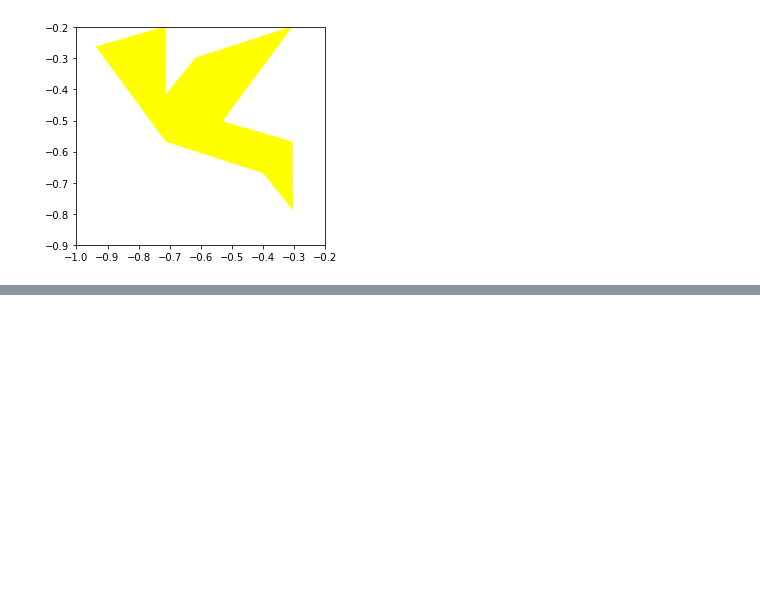
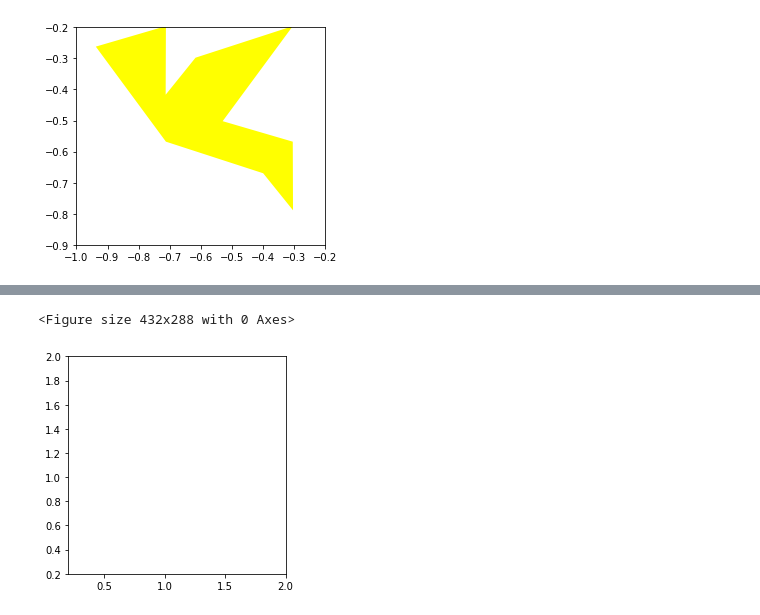
Before and after one commit to yajuna/tmath308, a Jupyter notebook: lab3.ipynb, the cells around one changed output, grey strips where cells are left out. Drawn from its saved outputs; the diff is of its cells as text; code cells hidden in the pictures; blank space fills up the shorter version.

```diff
--- a/lab3.ipynb
+++ b/lab3.ipynb
@@ -127,0 +103,10 @@ points+rotatepoints
+# %%
+# Define above array
+
+theta = np.pi
+a = 0.7120
+b = 0.4320
+shiftrotateMatrix = np.array([[np.cos(theta),-np.sin(theta),-a*np.cos(theta)+b*np.sin(theta)+a],\
+                              [np.cos(theta),-np.sin(theta),-a*np.sin(theta)-b*np.cos(theta)+b],\
+                              [0,0,1]])
+shiftrotateMatrix
@@ -127,0 +117,8 @@ points+rotatepoints
+# %%
+# notice the array is 3 by 3, so we will extend the points (x,y) to (x,y,1). Uncomment to see the new list of points3d
+points3d = points
+for x in points3d:
+    x.append(1)
+
+
+print(points3d)
@@ -127,0 +127,7 @@ points+rotatepoints
+# %%
+# rotate bird about the point (0.7120,0.4320)
+pointsab = []
+for x in points3d:
+    pointsab.append(np.dot(shiftrotateMatrix,x))
+
+pointsab
@@ -127,0 +145,23 @@ points+rotatepoints
+# %%
+# convert the list to 2D array. Uncomment to show finalpoints
+
+finalpoints = [[x[0],x[1]] for x in pointsab]
+
+# finalpoints
+# %%
+# plot final bird rotated about point (a,b)
+
+fig = plt.figure()
+
+finalbird = matplotlib.patches.Polygon(finalpoints, facecolor='yellow')
+
+fig, ax = plt.subplots()
+ax.set_aspect("equal")
+ax.add_patch(finalbird)
+
+ax.set_xlim(0.2,2)
+ax.set_ylim(0.2,2)
+plt.show()
+# %% [output]
+<Figure size 432x288 with 0 Axes>
+[figure, added]
```
Also changed, not shown: parts of 12 cells of this notebook.
